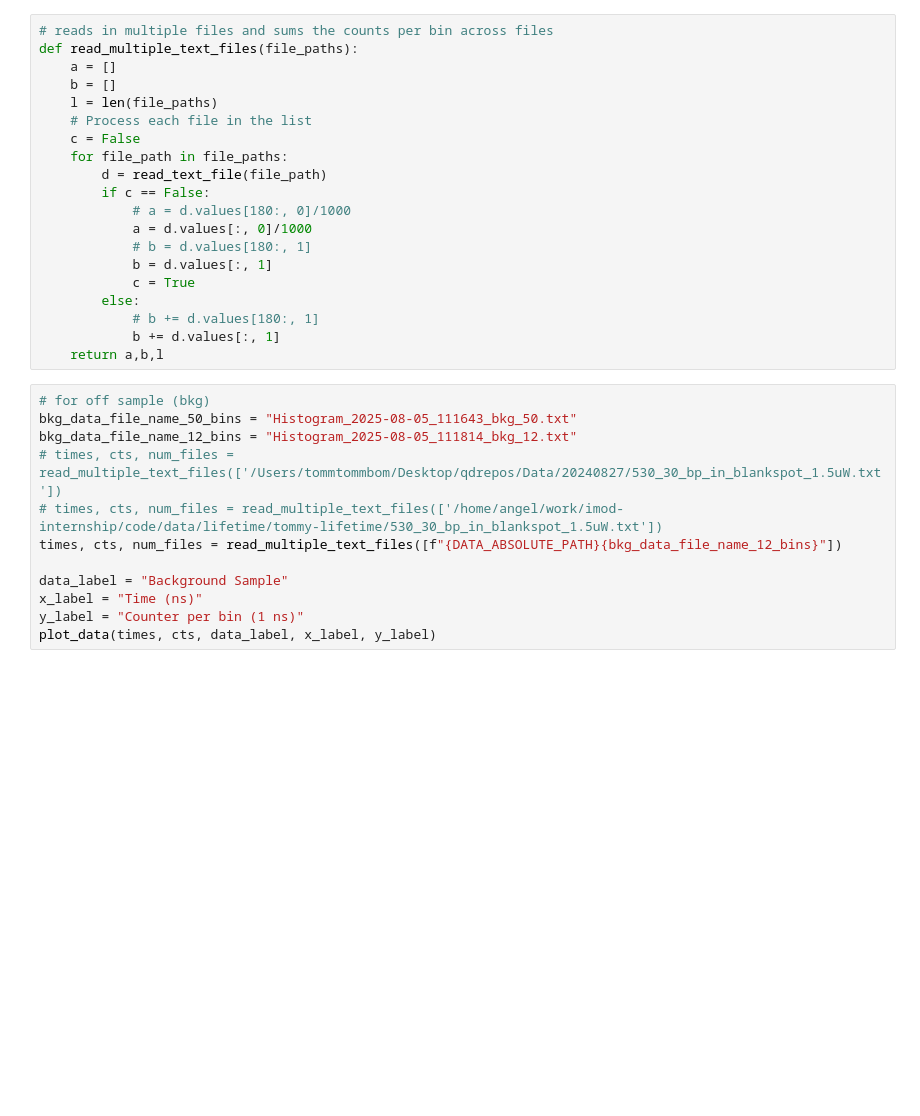
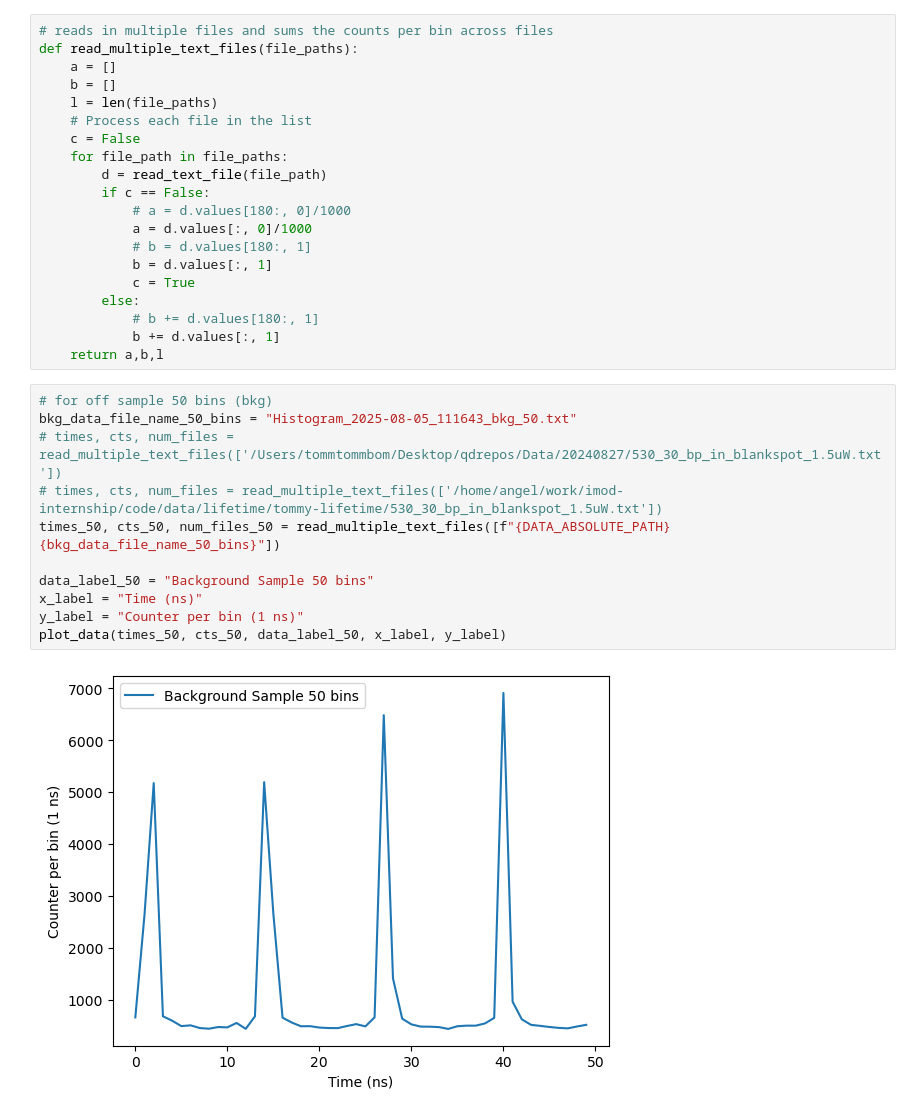
Before and after one commit to UW-Quantum-Defect-Lab/qdmodel, a Jupyter notebook: qdanalysis/timetagger_analysis/lifetimeanalysis.ipynb, the cells around one changed output. Saved outputs shown, nothing was run; the diff lists cells and outputs as text; blank space fills up the shorter version.

```diff
--- a/qdanalysis/timetagger_analysis/lifetimeanalysis.ipynb
+++ b/qdanalysis/timetagger_analysis/lifetimeanalysis.ipynb
@@ -98,14 +114,15 @@ def read_multiple_text_files(file_paths):
             b += d.values[:, 1]
     return a,b,l
 # %%
-# for off sample (bkg)
+# for off sample 50 bins (bkg)
 bkg_data_file_name_50_bins = "Histogram_2025-08-05_111643_bkg_50.txt"
-bkg_data_file_name_12_bins = "Histogram_2025-08-05_111814_bkg_12.txt"
 # times, cts, num_files = read_multiple_text_files(['/Users/tommtommbom/Desktop/qdrepos/Data/20240827/530_30_bp_in_blankspot_1.5uW.txt'])
 # times, cts, num_files = read_multiple_text_files(['/home/angel/work/imod-internship/code/data/lifetime/tommy-lifetime/530_30_bp_in_blankspot_1.5uW.txt'])
-times, cts, num_files = read_multiple_text_files([f"{DATA_ABSOLUTE_PATH}{bkg_data_file_name_12_bins}"])
+times_50, cts_50, num_files_50 = read_multiple_text_files([f"{DATA_ABSOLUTE_PATH}{bkg_data_file_name_50_bins}"])
 
-data_label = "Background Sample"
+data_label_50 = "Background Sample 50 bins"
 x_label = "Time (ns)"
 y_label = "Counter per bin (1 ns)"
-plot_data(times, cts, data_label, x_label, y_label)
+plot_data(times_50, cts_50, data_label_50, x_label, y_label)
+# %% [output]
+[figure, added]
```
Also changed, not shown: parts of 9 cells of this notebook.
